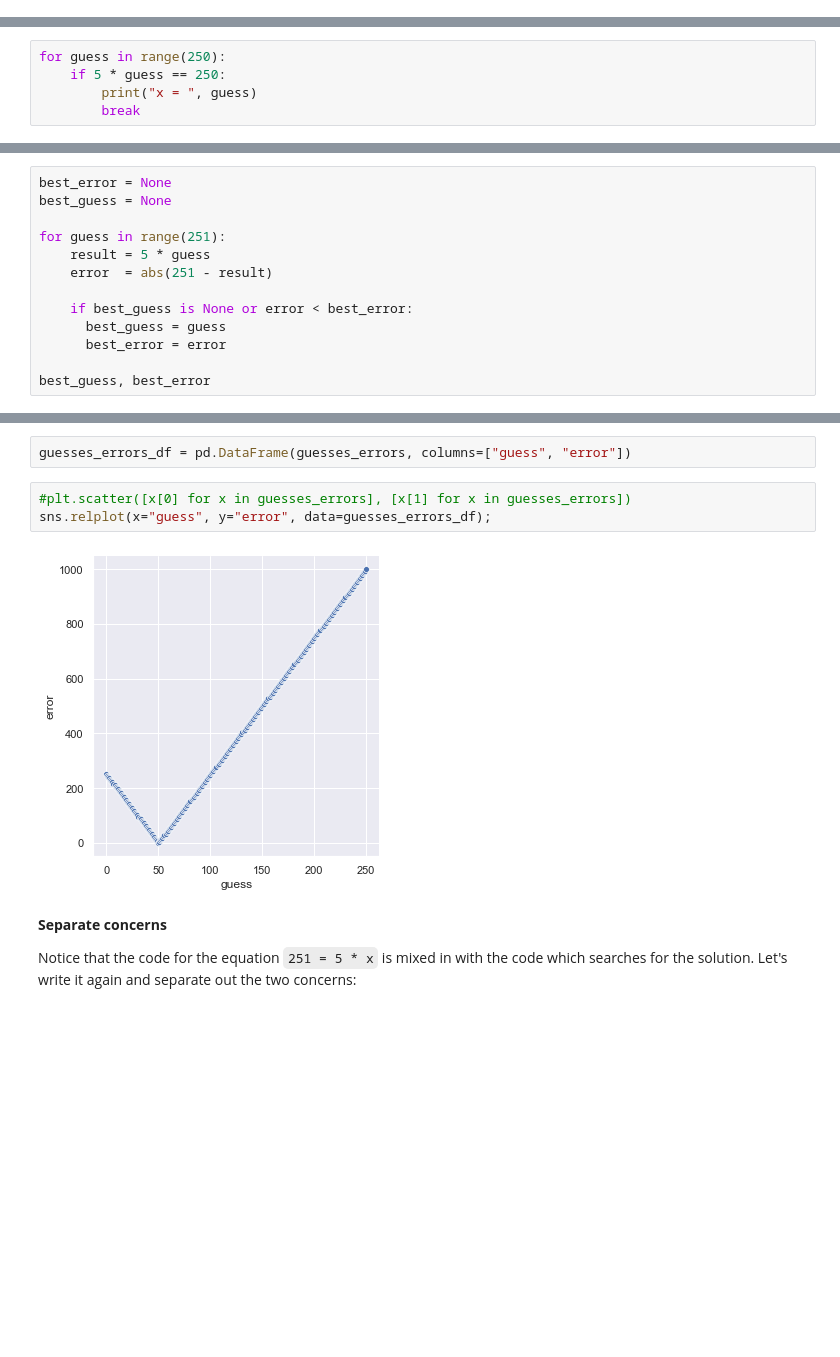
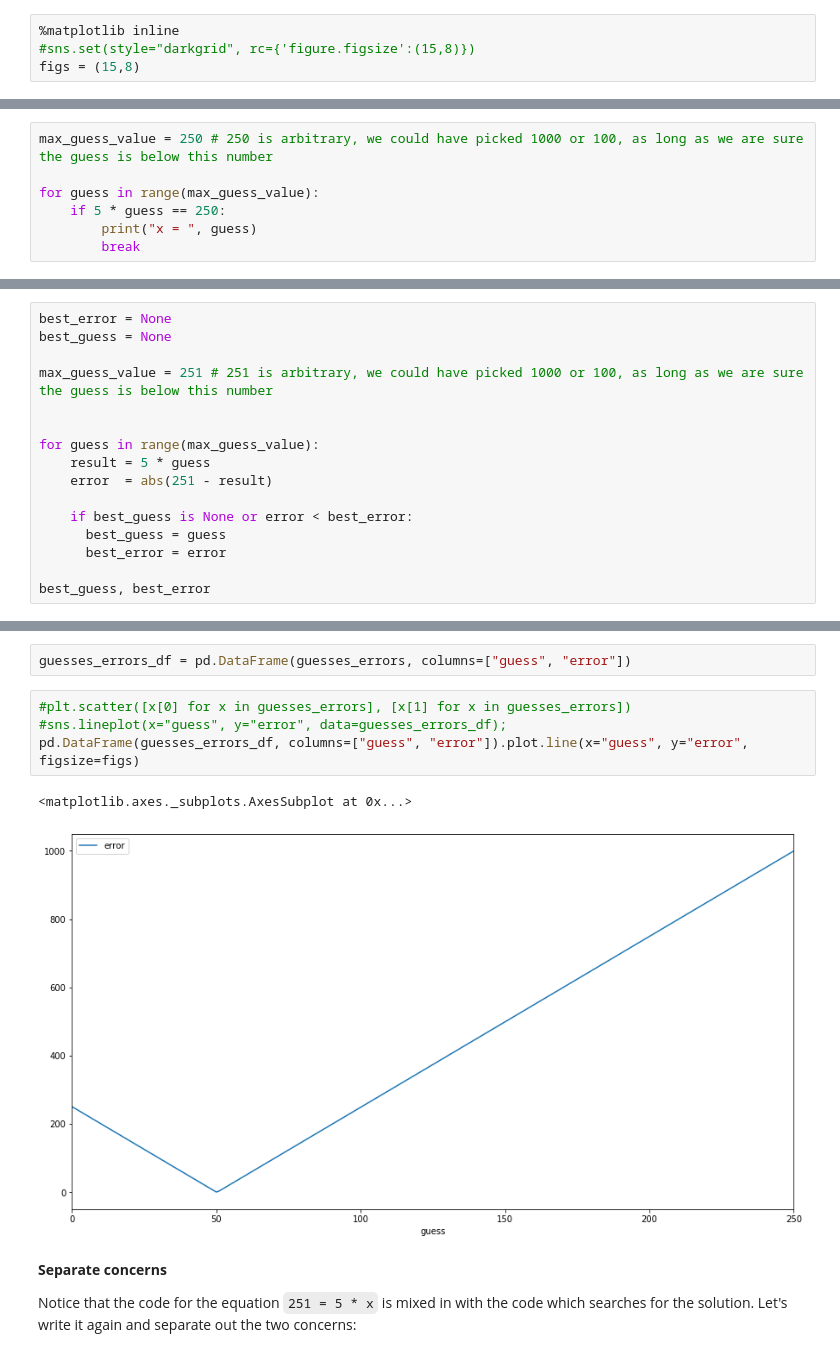
Before and after one commit to falconair/ProgrammingForAnalytics, a Jupyter notebook: lectures/gradient_descent/Gradient Descent.ipynb, the cells around one changed output, grey strips where cells are left out. Cells and saved outputs as stored; diff of their text form; blank space fills up the shorter version.

```diff
--- a/lectures/gradient_descent/Gradient Descent.ipynb
+++ b/lectures/gradient_descent/Gradient Descent.ipynb
@@ -13 +11,5 @@ sns.set(style="darkgrid")
+# %%
+%matplotlib inline
+#sns.set(style="darkgrid", rc={'figure.figsize':(15,8)})
+figs = (15,8)
 # %% [markdown]
@@ -25,5 +19,0 @@ for guess in range(250):
-# %%
-for guess in range(250):
-    if 5 * guess == 250:
-        print("x = ", guess)
-        break
@@ -31,0 +20,7 @@ x =  50
+# %%
+max_guess_value = 250 # 250 is arbitrary, we could have picked 1000 or 100, as long as we are sure the guess is below this number
+
+for guess in range(max_guess_value):
+    if 5 * guess == 250:
+        print("x = ", guess)
+        break
@@ -41,7 +40,10 @@ _Note_ : We are introducing the concept of error functions and keeping track of
 best_error = None
 best_guess = None
 
-for guess in range(251):
+max_guess_value = 251 # 251 is arbitrary, we could have picked 1000 or 100, as long as we are sure the guess is below this number
+
+
+for guess in range(max_guess_value):
     result = 5 * guess
     error  = abs(251 - result)
 
@@ -77,9 +79,11 @@ best_guess, best_error
 guesses_errors_df = pd.DataFrame(guesses_errors, columns=["guess", "error"])
 # %%
 #plt.scatter([x[0] for x in guesses_errors], [x[1] for x in guesses_errors])
-sns.relplot(x="guess", y="error", data=guesses_errors_df);
+#sns.lineplot(x="guess", y="error", data=guesses_errors_df);
+pd.DataFrame(guesses_errors_df, columns=["guess", "error"]).plot.line(x="guess", y="error", figsize=figs)
 # %% [output]
+<matplotlib.axes._subplots.AxesSubplot at 0x...>
-[figure, old version]
+[figure, new version]
 # %% [markdown]
 **Separate concerns**
 
```
Also changed, not shown: parts of 32 cells of this notebook, 1 other file.
